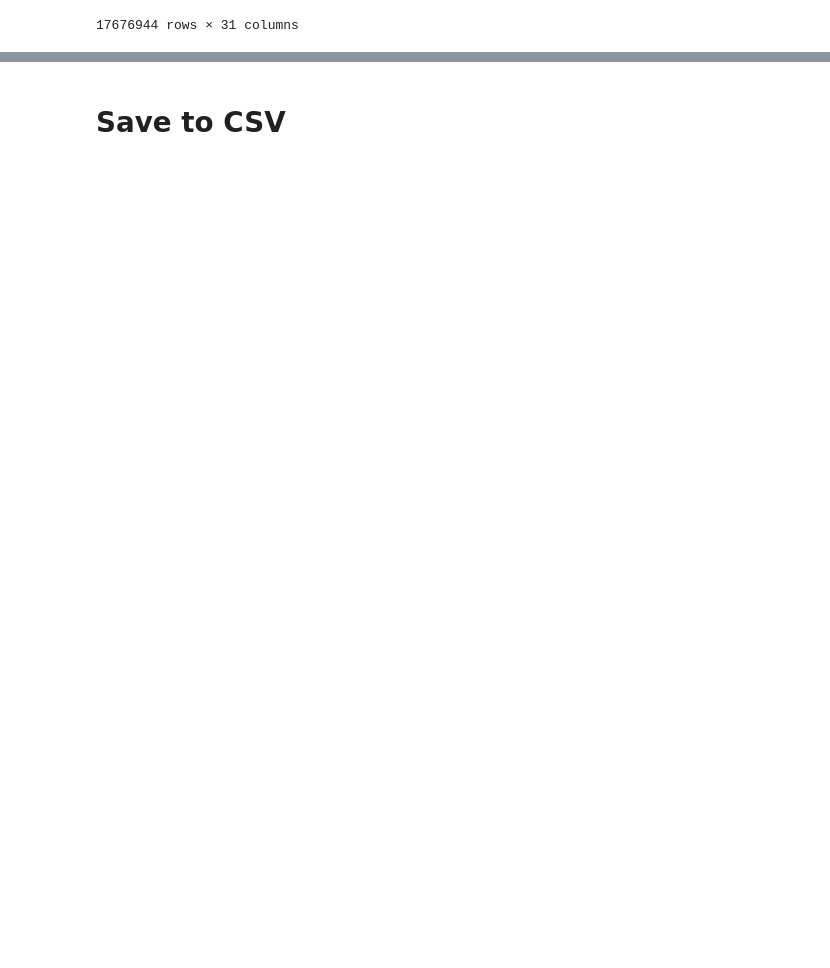
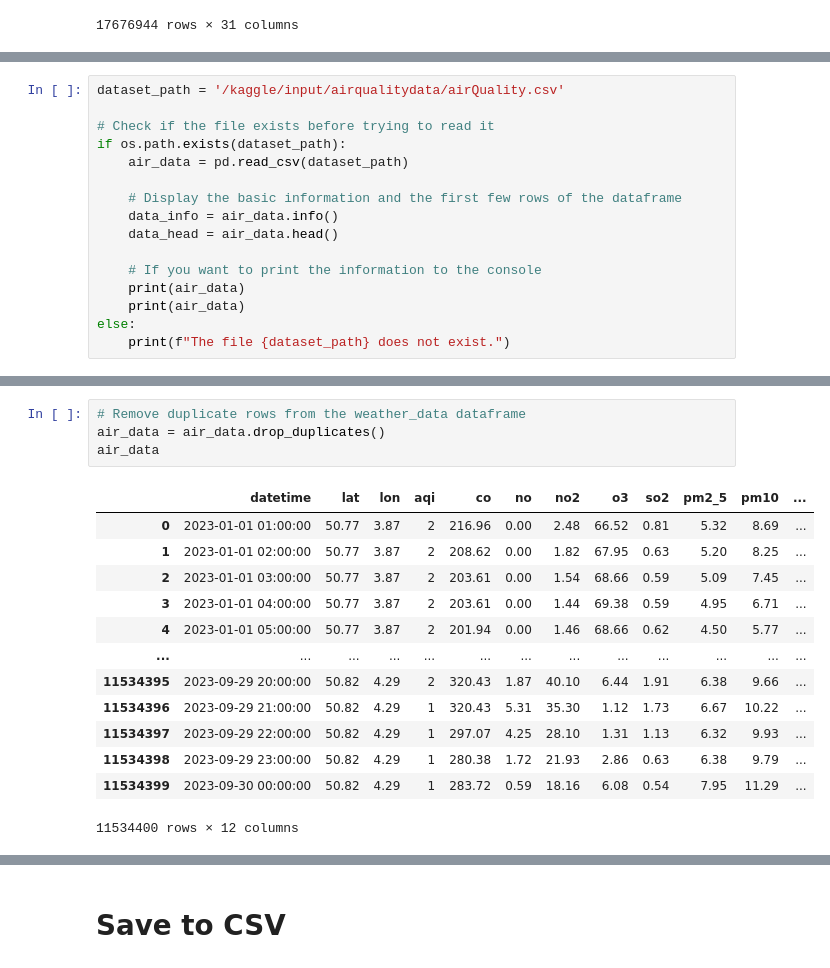
Before and after one commit to yutao-data/Data_Mining_SNCB, a Jupyter notebook: notebooks/sncb-data-augumentation.ipynb, the cells around one changed output, grey strips where cells are left out. Drawn from its saved outputs; the diff is of its cells as text; blank space fills up the shorter version.

Commit message:
Data_Augumentation | Add Air Data

```diff
--- a/notebooks/sncb-data-augumentation.ipynb
+++ b/notebooks/sncb-data-augumentation.ipynb
@@ -401,0 +404,16 @@ merged_data[merged_data['temp'].notnull()]
+# %%
+dataset_path = '/kaggle/input/airqualitydata/airQuality.csv'
+
+# Check if the file exists before trying to read it
+if os.path.exists(dataset_path):
+    air_data = pd.read_csv(dataset_path)
+
+    # Display the basic information and the first few rows of the dataframe
+    data_info = air_data.info()
+    data_head = air_data.head()
+
+    # If you want to print the information to the console
+    print(air_data)
+    print(air_data)
+else:
+    print(f"The file {dataset_path} does not exist.")
@@ -401,0 +438,18 @@ merged_data[merged_data['temp'].notnull()]
+# %%
+# Remove duplicate rows from the weather_data dataframe
+air_data = air_data.drop_duplicates()
+air_data
+# %% [output]
+|  | datetime | lat | lon | aqi | co | no | no2 | o3 | so2 | pm2_5 | pm10 | ... |
+| 0 | 2023-01-01 01:00:00 | 50.77 | 3.87 | 2 | 216.96 | 0.00 | 2.48 | 66.52 | 0.81 | 5.32 | 8.69 | ... |
+| 1 | 2023-01-01 02:00:00 | 50.77 | 3.87 | 2 | 208.62 | 0.00 | 1.82 | 67.95 | 0.63 | 5.20 | 8.25 | ... |
+| 2 | 2023-01-01 03:00:00 | 50.77 | 3.87 | 2 | 203.61 | 0.00 | 1.54 | 68.66 | 0.59 | 5.09 | 7.45 | ... |
+| 3 | 2023-01-01 04:00:00 | 50.77 | 3.87 | 2 | 203.61 | 0.00 | 1.44 | 69.38 | 0.59 | 4.95 | 6.71 | ... |
+| 4 | 2023-01-01 05:00:00 | 50.77 | 3.87 | 2 | 201.94 | 0.00 | 1.46 | 68.66 | 0.62 | 4.50 | 5.77 | ... |
+| ... | ... | ... | ... | ... | ... | ... | ... | ... | ... | ... | ... | ... |
+| 11534395 | 2023-09-29 20:00:00 | 50.82 | 4.29 | 2 | 320.43 | 1.87 | 40.10 | 6.44 | 1.91 | 6.38 | 9.66 | ... |
+| 11534396 | 2023-09-29 21:00:00 | 50.82 | 4.29 | 1 | 320.43 | 5.31 | 35.30 | 1.12 | 1.73 | 6.67 | 10.22 | ... |
+| 11534397 | 2023-09-29 22:00:00 | 50.82 | 4.29 | 1 | 297.07 | 4.25 | 28.10 | 1.31 | 1.13 | 6.32 | 9.93 | ... |
+| 11534398 | 2023-09-29 23:00:00 | 50.82 | 4.29 | 1 | 280.38 | 1.72 | 21.93 | 2.86 | 0.63 | 6.38 | 9.79 | ... |
+| 11534399 | 2023-09-30 00:00:00 | 50.82 | 4.29 | 1 | 283.72 | 0.59 | 18.16 | 6.08 | 0.54 | 7.95 | 11.29 | ... |
+11534400 rows × 12 columns
```
Also changed, not shown: parts of 9 cells of this notebook.
